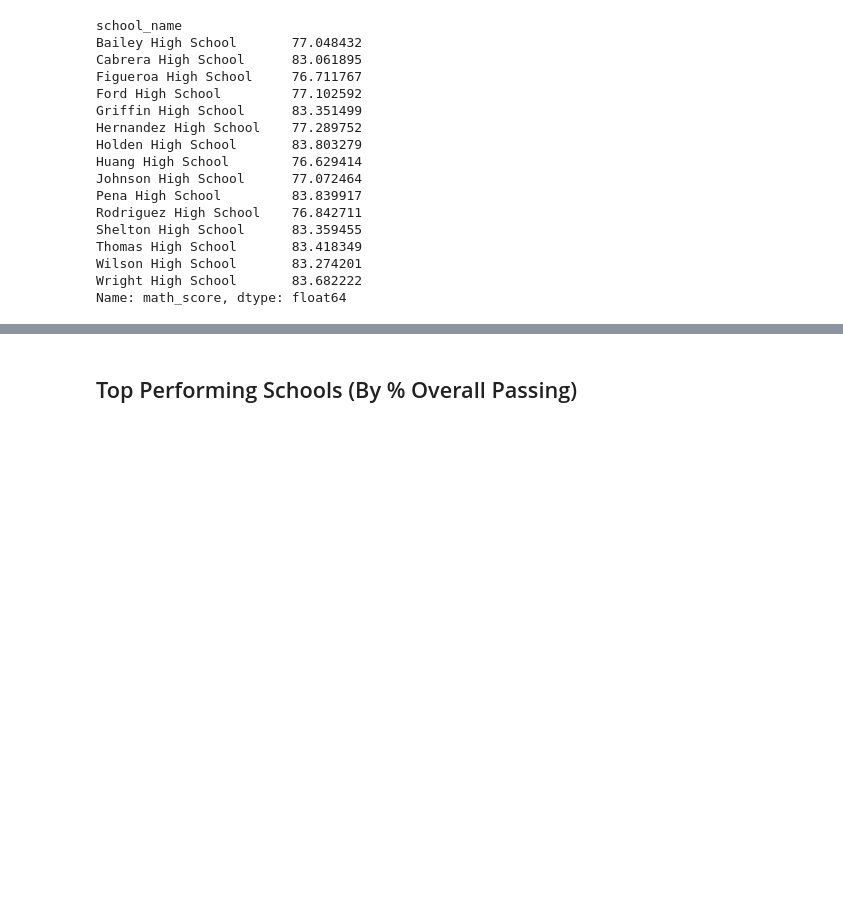
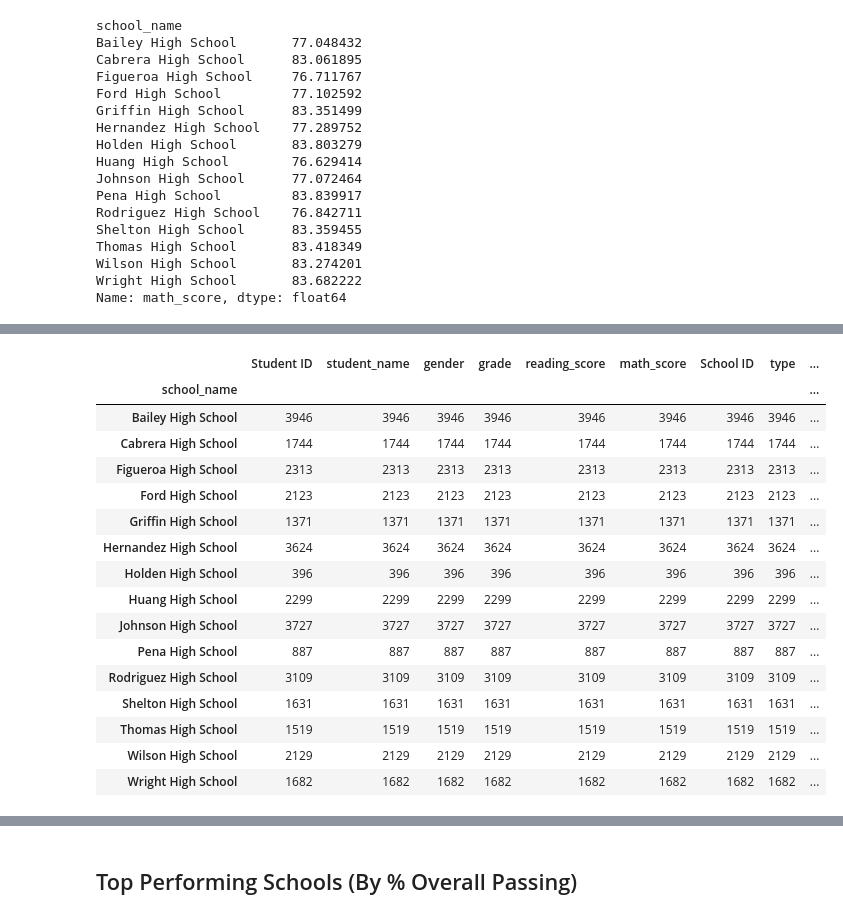
Before and after one commit to valputla/pandas-challenge, a Jupyter notebook: PyCitySchools/PyCitySchools - Lindsey Morales.ipynb, the cells around one changed output, grey strips where cells are left out. Saved outputs shown, nothing was run; the diff lists cells and outputs as text; code cells hidden in the pictures; blank space fills up the shorter version.

```diff
--- a/PyCitySchools/PyCitySchools - Lindsey Morales.ipynb
+++ b/PyCitySchools/PyCitySchools - Lindsey Morales.ipynb
@@ -266,0 +542,24 @@ Name: math_score, dtype: float64
+# %%
+school_data_reading = school_data_complete.loc[school_data_complete["reading_score"] > 70, :]
+
+perc = school_data_reading.groupby("school_name")
+tot = perc.count()
+tot
+# %% [output]
+|  | Student ID | student_name | gender | grade | reading_score | math_score | School ID | type | ... |
+| school_name |  |  |  |  |  |  |  |  | ... |
+| Bailey High School | 3946 | 3946 | 3946 | 3946 | 3946 | 3946 | 3946 | 3946 | ... |
+| Cabrera High School | 1744 | 1744 | 1744 | 1744 | 1744 | 1744 | 1744 | 1744 | ... |
+| Figueroa High School | 2313 | 2313 | 2313 | 2313 | 2313 | 2313 | 2313 | 2313 | ... |
+| Ford High School | 2123 | 2123 | 2123 | 2123 | 2123 | 2123 | 2123 | 2123 | ... |
+| Griffin High School | 1371 | 1371 | 1371 | 1371 | 1371 | 1371 | 1371 | 1371 | ... |
+| Hernandez High School | 3624 | 3624 | 3624 | 3624 | 3624 | 3624 | 3624 | 3624 | ... |
+| Holden High School | 396 | 396 | 396 | 396 | 396 | 396 | 396 | 396 | ... |
+| Huang High School | 2299 | 2299 | 2299 | 2299 | 2299 | 2299 | 2299 | 2299 | ... |
+| Johnson High School | 3727 | 3727 | 3727 | 3727 | 3727 | 3727 | 3727 | 3727 | ... |
+| Pena High School | 887 | 887 | 887 | 887 | 887 | 887 | 887 | 887 | ... |
+| Rodriguez High School | 3109 | 3109 | 3109 | 3109 | 3109 | 3109 | 3109 | 3109 | ... |
+| Shelton High School | 1631 | 1631 | 1631 | 1631 | 1631 | 1631 | 1631 | 1631 | ... |
+| Thomas High School | 1519 | 1519 | 1519 | 1519 | 1519 | 1519 | 1519 | 1519 | ... |
+| Wilson High School | 2129 | 2129 | 2129 | 2129 | 2129 | 2129 | 2129 | 2129 | ... |
+| Wright High School | 1682 | 1682 | 1682 | 1682 | 1682 | 1682 | 1682 | 1682 | ... |
```
Also changed, not shown: parts of 23 cells of this notebook.
